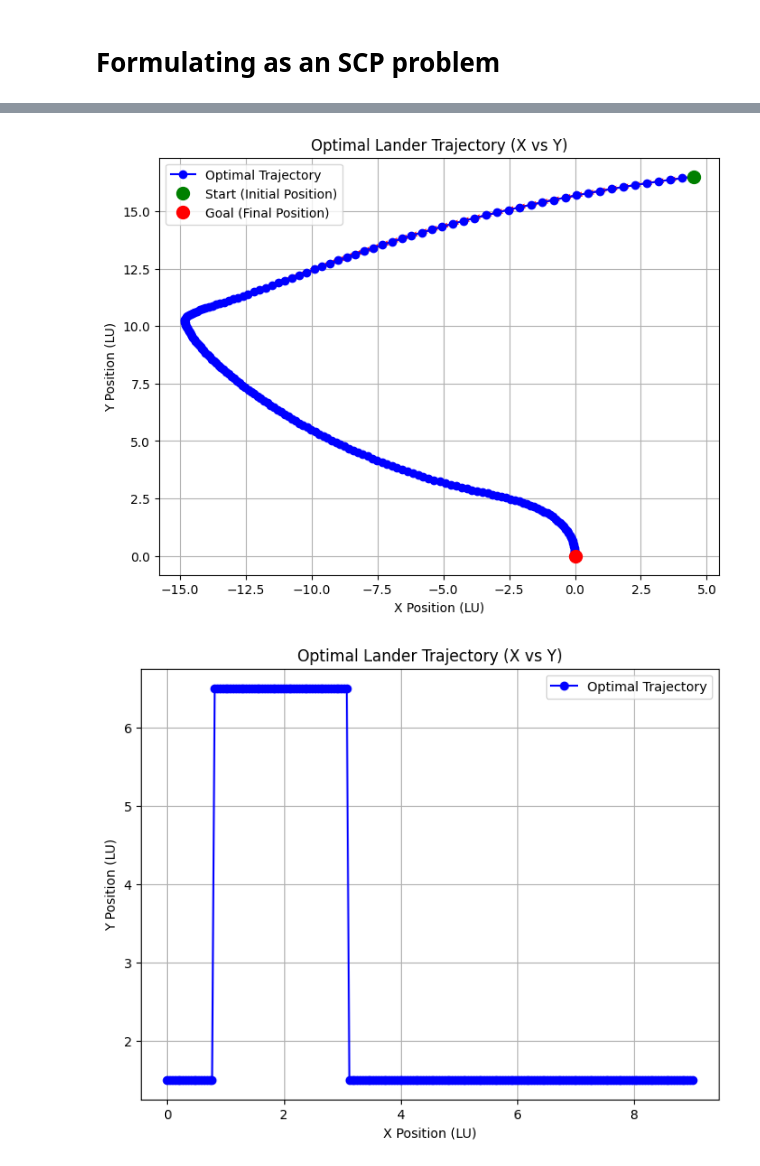
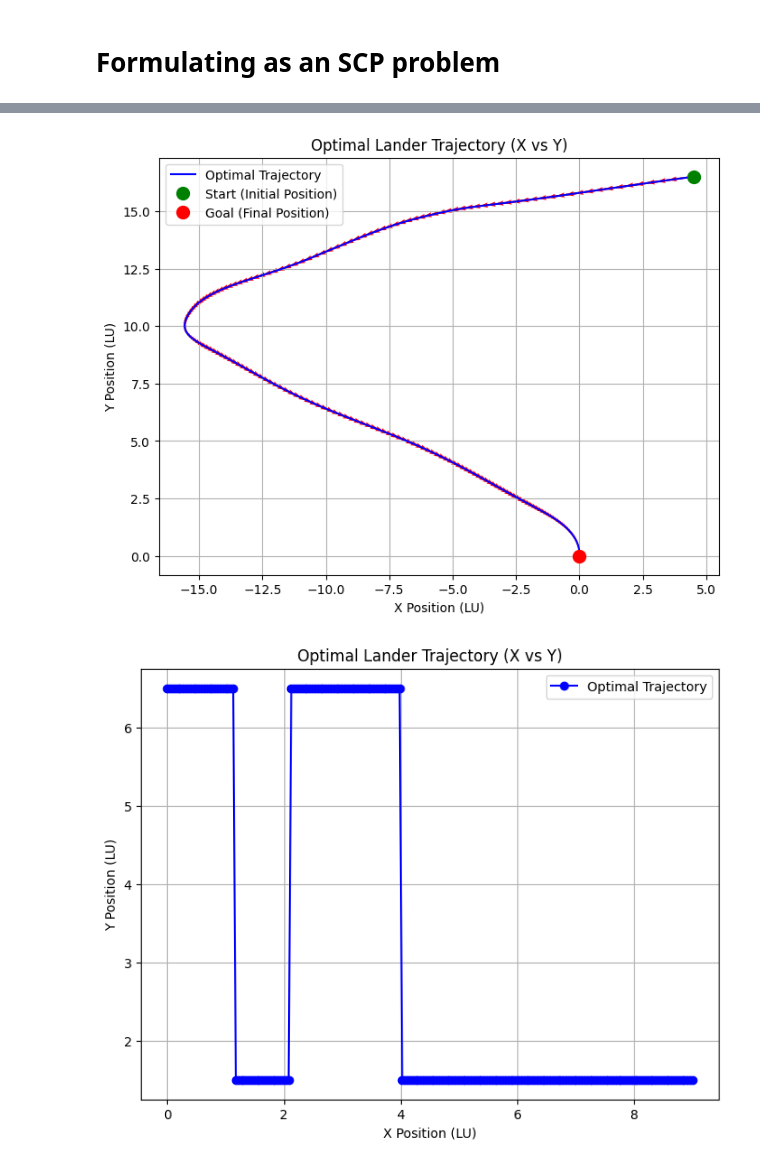
Before and after one commit to jgeldenbott/AA-528-Final, a Jupyter notebook: planar_optimal_descent.ipynb, the cells around one changed output, grey strips where cells are left out. Saved outputs shown, nothing was run; the diff lists cells and outputs as text; code cells hidden in the pictures.

```diff
--- a/planar_optimal_descent.ipynb
+++ b/planar_optimal_descent.ipynb
@@ -198,7 +198,7 @@ iterations = 10
 # Formulating as an SCP problem
 # %%
 x0 = np.array([m0, *r0, *v0, omega0, theta0])
-u0 = np.array([1.5, 0.0])
+u0 = np.array([6.5, 0.0])
 xf = np.array([1.8, *rf, *vf, omegaf, thetaf])
 uf = np.array([1.5, 0.0])
 
@@ -220,13 +220,13 @@ for i in range(iterations):
     # Uncomment for MIP
     # Constraint: u[:, 0] should be close to either 1.5 or 6.5
     constraints += [
-        u[:, 0] >= 1.5 * (1 - z) + 6.5 * z - 0.01,  # Allow small tolerance
-        u[:, 0] <= 1.5 * (1 - z) + 6.5 * z + 0.01   # Allow small tolerance
+        u[:, 0] >= gamma_min * (1 - z) + gamma_max * z - 0.01,  # Allow small tolerance
+        u[:, 0] <= gamma_min * (1 - z) + gamma_max * z + 0.01   # Allow small tolerance
     ]
 
     # Penalize only when u[:, 0] is not 1.5 or 6.5
     # uncomment for MIP problem
-    cost = cp.sum(cp.abs(u[:, 0] - (1.5 * (1 - z) + 6.5 * z)))
+    cost = cp.sum(cp.abs(u[:, 0] - (gamma_min * (1 - z) + gamma_max * z)))
 
     for t in range(N-1):
         constraints.append(s[t] >= z[t+1] - z[t])  # Detect upward switches
@@ -321,30 +321,30 @@ Iteration 1
 # %%
 r_x = x.value[:, 1]  # x position
 r_y = x.value[:, 2]  # y position
 v_x = x.value[:, 3]
 v_y = x.value[:, 4]
 
 # Plot the trajectory
 plt.figure(figsize=(8, 6))
-plt.plot(r_x, r_y, 'bo-', label="Optimal Trajectory")  # Blue line with circles
+plt.plot(r_x, r_y, 'b-', label="Optimal Trajectory")  # Blue line with circles
 plt.plot(x0[1], x0[2], 'go', markersize=10, label="Start (Initial Position)")  # Green start point
 plt.plot(xf[1], xf[2], 'ro', markersize=10, label="Goal (Final Position)")  # Red target point
 
 # Add velocity vector arrows
 scale_factor = 0.1  # Adjust for arrow size
 plt.quiver(r_x, r_y, v_x, v_y, angles='xy', scale_units='xy', scale=1/scale_factor, color='r', width=0.003)
 
 # Labels and formatting
 plt.xlabel("X Position (LU)")
 plt.ylabel("Y Position (LU)")
 plt.title("Optimal Lander Trajectory (X vs Y)")
 plt.legend()
 plt.grid(True)
 
 # Show the plot
 plt.show()
 # %% [output]
-[figure, old version]
+[figure, new version]
 # %%
 # Plot the trajectory
 ts = np.linspace(0, t_f, N)
@@ -362,7 +362,7 @@ plt.grid(True)
 # Show the plot
 plt.show()
 # %% [output]
-[figure, old version]
+[figure, new version]
 # %%
 # Plot the trajectory
 ts = np.linspace(0, t_f, N)
```
Also changed, not shown: parts of 3 cells of this notebook.
